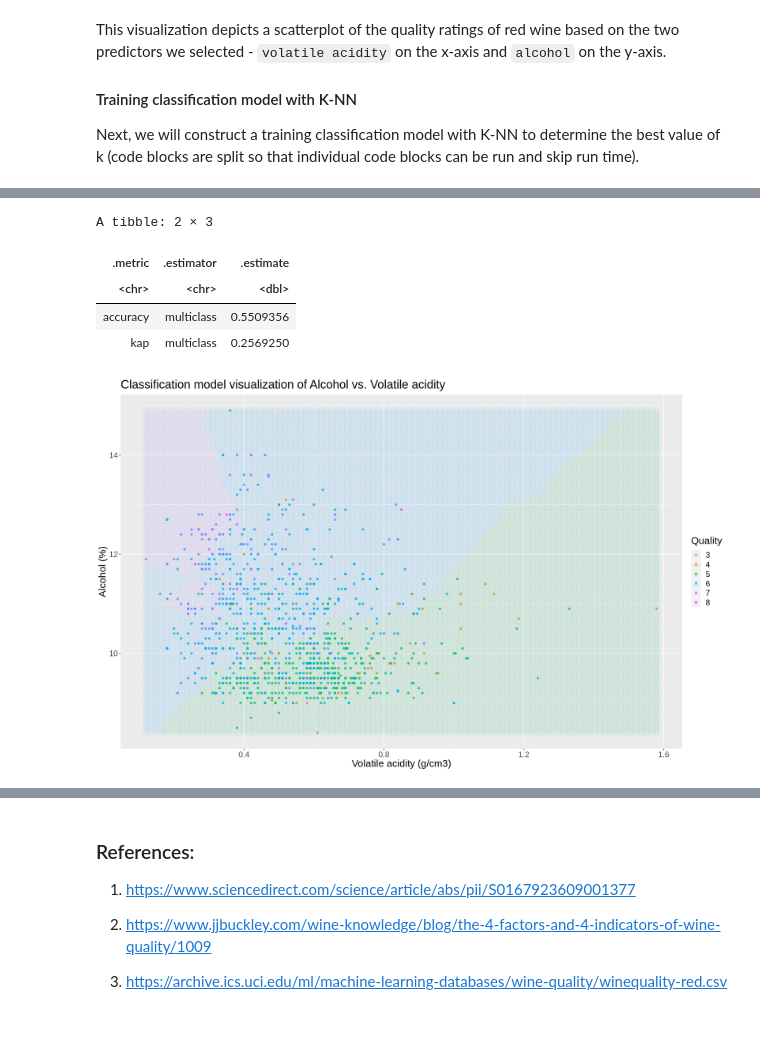
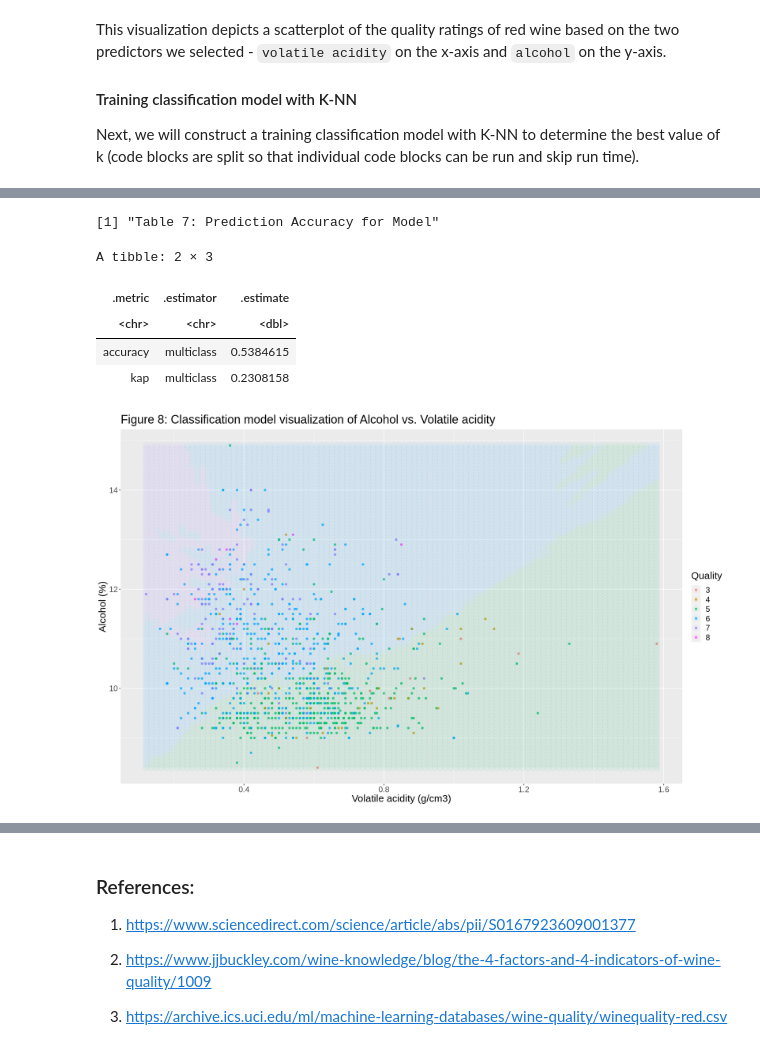
Before and after one commit to j-ackyao/Group-62-project, a Jupyter notebook: group_project_report.ipynb, the cells around one changed output, grey strips where cells are left out. Drawn from its saved outputs; the diff is of its cells as text; code cells hidden in the pictures.

Commit message:
labels, fixed k=20, box plots

```diff
--- a/group_project_report.ipynb
+++ b/group_project_report.ipynb
@@ -397,6 +453,6 @@ k_value_plot
 # %%
 # override value of k for testing/skip processing
-k <- 48
+k <- 70
 
 # create model spec with tuned k
 knn_spec_tuned <- nearest_neighbor(weight_func = "rectangular", neighbors = k) |>
@@ -416,13 +472,15 @@ test_predictions <- predict(fit, red_testing_data) |>
 # extract accuracy of predictions on testing data
 prediction_accuracy <- test_predictions |>
     metrics(truth = quality, estimate = .pred_class)
+paste("Table 7: Prediction Accuracy for Model")
 prediction_accuracy
 # %% [output]
-A tibble: 2 × 3
+[1] "Table 7: Prediction Accuracy for Model"
+A tibble: 2 × 3
 | .metric | .estimator | .estimate |
 | <chr> | <chr> | <dbl> |
-| accuracy | multiclass | 0.5509356 |
-| kap | multiclass | 0.2569250 |
+| accuracy | multiclass | 0.5384615 |
+| kap | multiclass | 0.2308158 |
 # %%
 # create grid of volatile_acidity/alcohol values and arrange to data frame
 # this is to be used as background color points for visualizing the classification model from training data
@@ -444,17 +502,17 @@ train_predictions <- predict(fit, red_training_data) |>
 # %%
 options(repr.plot.width = 16, repr.plot.height = 10)
 
 # create visualization with background color
 classification_plot <- ggplot() +
     geom_point(red_training_data, mapping = aes(x = volatile_acidity, y = alcohol, color = quality), alpha = 0.7) +
     geom_point(pred_table, mapping = aes(x = volatile_acidity, y = alcohol, color = quality), alpha = 0.05, size = 5) +
-    ggtitle("Classification model visualization of Alcohol vs. Volatile acidity") +
+    ggtitle("Figure 8: Classification model visualization of Alcohol vs. Volatile acidity") +
     labs(x = "Volatile acidity (g/cm3)", y = "Alcohol (%)", color = "Quality") +
     theme(text = element_text(size = 18)) +
     scale_color_manual(values = COLOR_PALETTE)
 classification_plot
 # %% [output]
-[figure, old version]
+[figure, new version]
 # %% [markdown]
 ## Discussion
 
```
Also changed, not shown: parts of 16 cells of this notebook.
